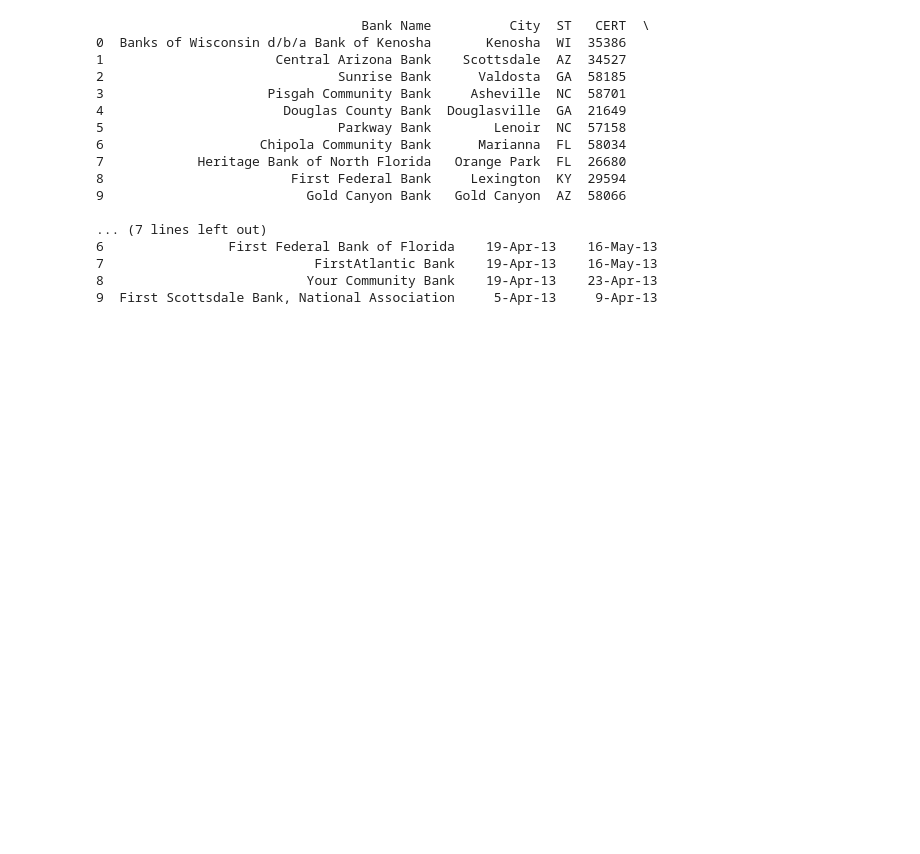
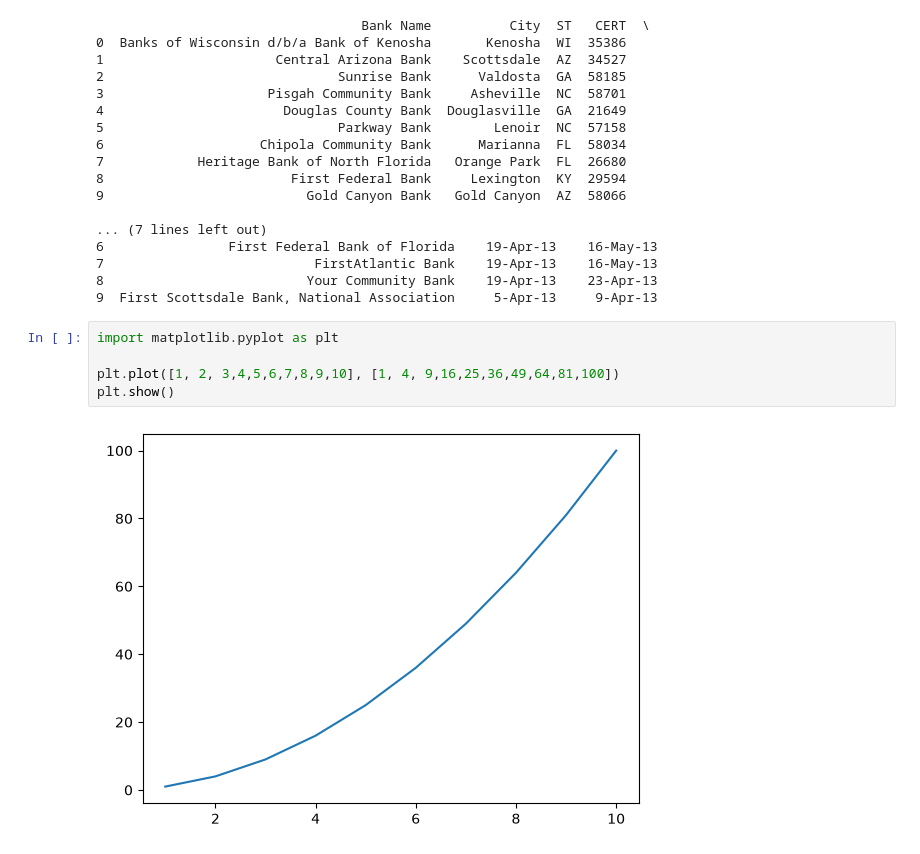
Before and after one commit to codeX-gyan/Data-Preprocessing, a Jupyter notebook: code.ipynb, the cells around one changed output. Cells and saved outputs as stored; diff of their text form; blank space fills up the shorter version.

```diff
--- a/code.ipynb
+++ b/code.ipynb
@@ -346,3 +346,10 @@ print(df.head(10))
 7                           FirstAtlantic Bank    19-Apr-13    16-May-13
 8                          Your Community Bank    19-Apr-13    23-Apr-13
 9  First Scottsdale Bank, National Association     5-Apr-13     9-Apr-13
+# %%
+import matplotlib.pyplot as plt
+
+plt.plot([1, 2, 3,4,5,6,7,8,9,10], [1, 4, 9,16,25,36,49,64,81,100])
+plt.show()
+# %% [output]
+[figure, added]
```
Also changed, not shown: 1 other file.
